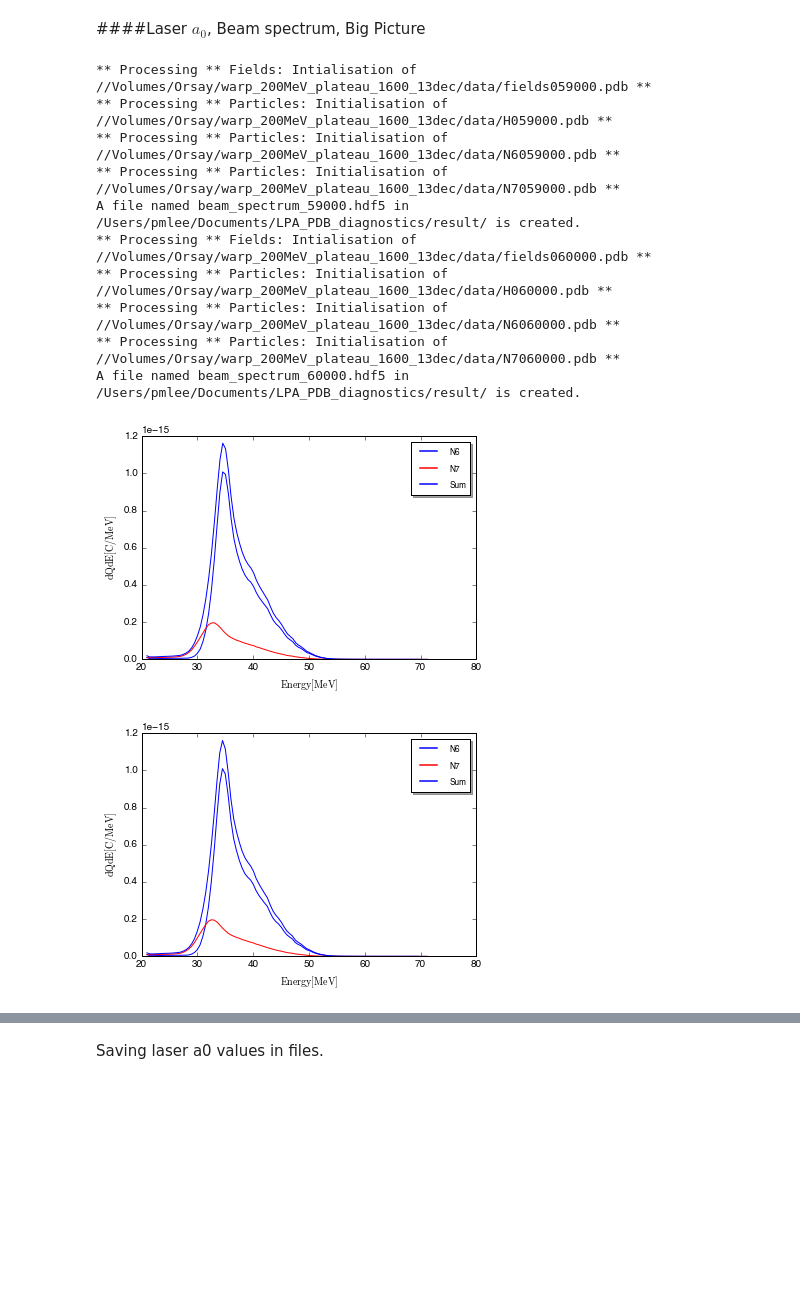
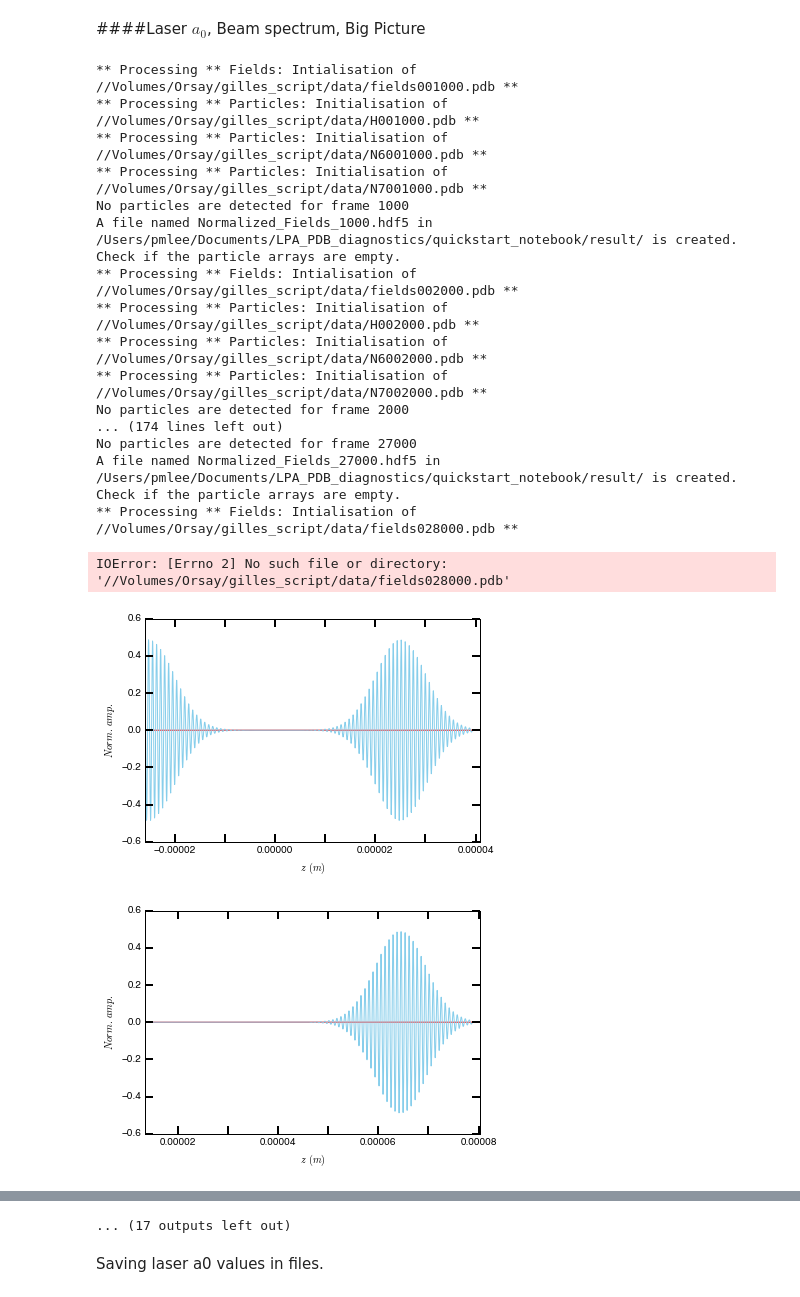
Before and after one commit to kcirtap2014/LPA_PDB_diagnostics, a Jupyter notebook: quickstart_notebook/quickstart_multiple.ipynb, the cells around one changed output, grey strips where cells are left out. Cells and saved outputs as stored; diff of their text form; code cells hidden in the pictures; blank space fills up the shorter version.

Commit message:
fixed errors in particles

```diff
--- a/quickstart_notebook/quickstart_multiple.ipynb
+++ b/quickstart_notebook/quickstart_multiple.ipynb
@@ -12,7 +12,7 @@ import matplotlib
 # %% [markdown]
 Setting the directory path where the data are located:
 # %%
-dir_path = "//Volumes/Orsay/warp_200MeV_plateau_1600_13dec/data/"
+dir_path = "//Volumes/Orsay/gilles_script/data/"
 #dir_path = os.getcwd() + "/data"
 # %% [markdown]
 Setting the path for the results:
@@ -27,8 +30,8 @@ Here we define some of the laser plasma parameters.
 lambda0 = 0.8e-6
 w0 = 2*np.pi*c/lambda0
 laser_waist = 17e-6
-plasma_dens = 2e24
-plasma_length = 2.4e-3
+plasma_dens = 4e24
+plasma_length = 2.e-3
 wp = np.sqrt(plasma_dens * e**2/ (epsilon_0 * m_e))
 lambda_plasma = 2*np.pi*c/wp
 # %% [markdown]
@@ -79,50 +82,58 @@ a0 = []
 z_a0 = []
 
 last = len(val)
-first = len(val) - 2
+first = 0#len(val) - 2
 for index in range( first, last ):
     f = FieldInstant( field[index], np.pi/2,
                  quantities= ["E", "zfield"] )
     a, z = f.laser_a0(w0)
     a0.append(a)
     z_a0.append(z)
 
     if l_particle:
-        p_H = ParticleInstant( H[index], quantities = ["PID", "Weight", "Position", "Momentum"] )
-        p_N6 = ParticleInstant( N6[index], quantities = ["PID", "Weight", "Position", "Momentum"]  )
-        p_N7 = ParticleInstant( N7[index], quantities = ["PID", "Weight", "Position", "Momentum"]  )
+        p_H = ParticleInstant( H[index], quantities = [ "Weight", "Position", "Momentum"] )
+        p_N6 = ParticleInstant( N6[index], quantities = [ "Weight", "Position", "Momentum"]  )
+        p_N7 = ParticleInstant( N7[index], quantities = [ "Weight", "Position", "Momentum"]  )
         qdict = p_N6.get_qdict()
 
         #Select particles
-        cp_H = p_H.select( gamma_threshold = [40,400])
-        cp_N6 = p_N6.select( gamma_threshold = [40,400])
-        cp_N7 = p_N7.select( gamma_threshold = [40,400])
+        cp_H = p_H.select( gamma_threshold = [0,400])
+        cp_N6 = p_N6.select( gamma_threshold = [0,400])
+        cp_N7 = p_N7.select( gamma_threshold = [0,400])
 
         #Concatenate particles
         ck_all_particles = quant_concatenate([cp_N6,cp_N7], keep_object_name = True ) #keeping the information on the species
         c_all_particles = quant_concatenate([cp_N6, cp_N7])
 
         ##Analysing big picture
         N_laser = f.normalizedField( w0, "laser")
         N_wake = f.normalizedField( wp, "wake")
         bigPicture( val[index], c_all_particles[qdict["z"]], c_all_particles[qdict["gamma"]],
            c_all_particles[qdict["w"]], f.zfield, N_wake, N_laser, lwrite= True )
 
         #Analyzing beam spectrum
         energy, dQdE = beam_spectrum(val[index],
                              ck_all_particles[qdict["gamma"]],
                              ck_all_particles[qdict["w"]], lwrite=True,
                              leg = ["N6","N7","Sum"])
 # %% [output]
-** Processing ** Fields: Intialisation of //Volumes/Orsay/warp_200MeV_plateau_1600_13dec/data/fields059000.pdb **
-** Processing ** Particles: Initialisation of //Volumes/Orsay/warp_200MeV_plateau_1600_13dec/data/H059000.pdb **
-** Processing ** Particles: Initialisation of //Volumes/Orsay/warp_200MeV_plateau_1600_13dec/data/N6059000.pdb **
-** Processing ** Particles: Initialisation of //Volumes/Orsay/warp_200MeV_plateau_1600_13dec/data/N7059000.pdb **
-A file named beam_spectrum_59000.hdf5 in /Users/pmlee/Documents/LPA_PDB_diagnostics/result/ is created.
-** Processing ** Fields: Intialisation of //Volumes/Orsay/warp_200MeV_plateau_1600_13dec/data/fields060000.pdb **
-** Processing ** Particles: Initialisation of //Volumes/Orsay/warp_200MeV_plateau_1600_13dec/data/H060000.pdb **
-** Processing ** Particles: Initialisation of //Volumes/Orsay/warp_200MeV_plateau_1600_13dec/data/N6060000.pdb **
-** Processing ** Particles: Initialisation of //Volumes/Orsay/warp_200MeV_plateau_1600_13dec/data/N7060000.pdb **
-A file named beam_spectrum_60000.hdf5 in /Users/pmlee/Documents/LPA_PDB_diagnostics/result/ is created.
+** Processing ** Fields: Intialisation of //Volumes/Orsay/gilles_script/data/fields001000.pdb **
+** Processing ** Particles: Initialisation of //Volumes/Orsay/gilles_script/data/H001000.pdb **
+** Processing ** Particles: Initialisation of //Volumes/Orsay/gilles_script/data/N6001000.pdb **
+** Processing ** Particles: Initialisation of //Volumes/Orsay/gilles_script/data/N7001000.pdb **
+No particles are detected for frame 1000
+A file named Normalized_Fields_1000.hdf5 in /Users/pmlee/Documents/LPA_PDB_diagnostics/quickstart_notebook/result/ is created.
+Check if the particle arrays are empty.
+** Processing ** Fields: Intialisation of //Volumes/Orsay/gilles_script/data/fields002000.pdb **
+** Processing ** Particles: Initialisation of //Volumes/Orsay/gilles_script/data/H002000.pdb **
+** Processing ** Particles: Initialisation of //Volumes/Orsay/gilles_script/data/N6002000.pdb **
+** Processing ** Particles: Initialisation of //Volumes/Orsay/gilles_script/data/N7002000.pdb **
+No particles are detected for frame 2000
+... (174 lines left out)
+No particles are detected for frame 27000
+A file named Normalized_Fields_27000.hdf5 in /Users/pmlee/Documents/LPA_PDB_diagnostics/quickstart_notebook/result/ is created.
+Check if the particle arrays are empty.
+** Processing ** Fields: Intialisation of //Volumes/Orsay/gilles_script/data/fields028000.pdb **
+IOError: [Errno 2] No such file or directory: '//Volumes/Orsay/gilles_script/data/fields028000.pdb'
-[figure, old version]
+[figure, new version]
-[figure, old version]
+[figure, new version]
@@ -128,0 +148 @@ A file named beam_spectrum_60000.hdf5 in /Users/pmlee/Documents/LPA_PDB_diagnost
+... (17 outputs left out)
```
Also changed, not shown: parts of 5 cells of this notebook, 1 other file.
